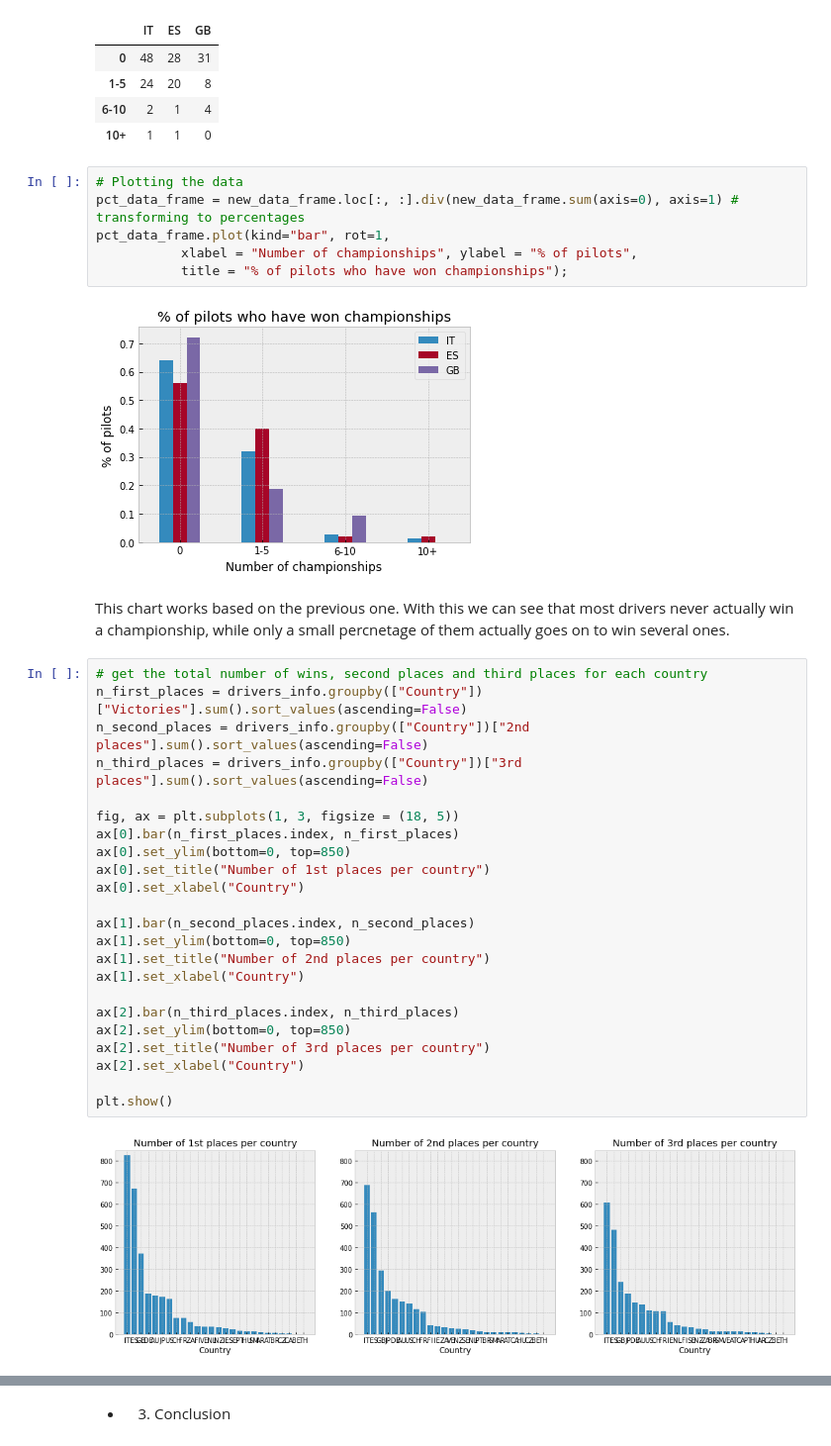
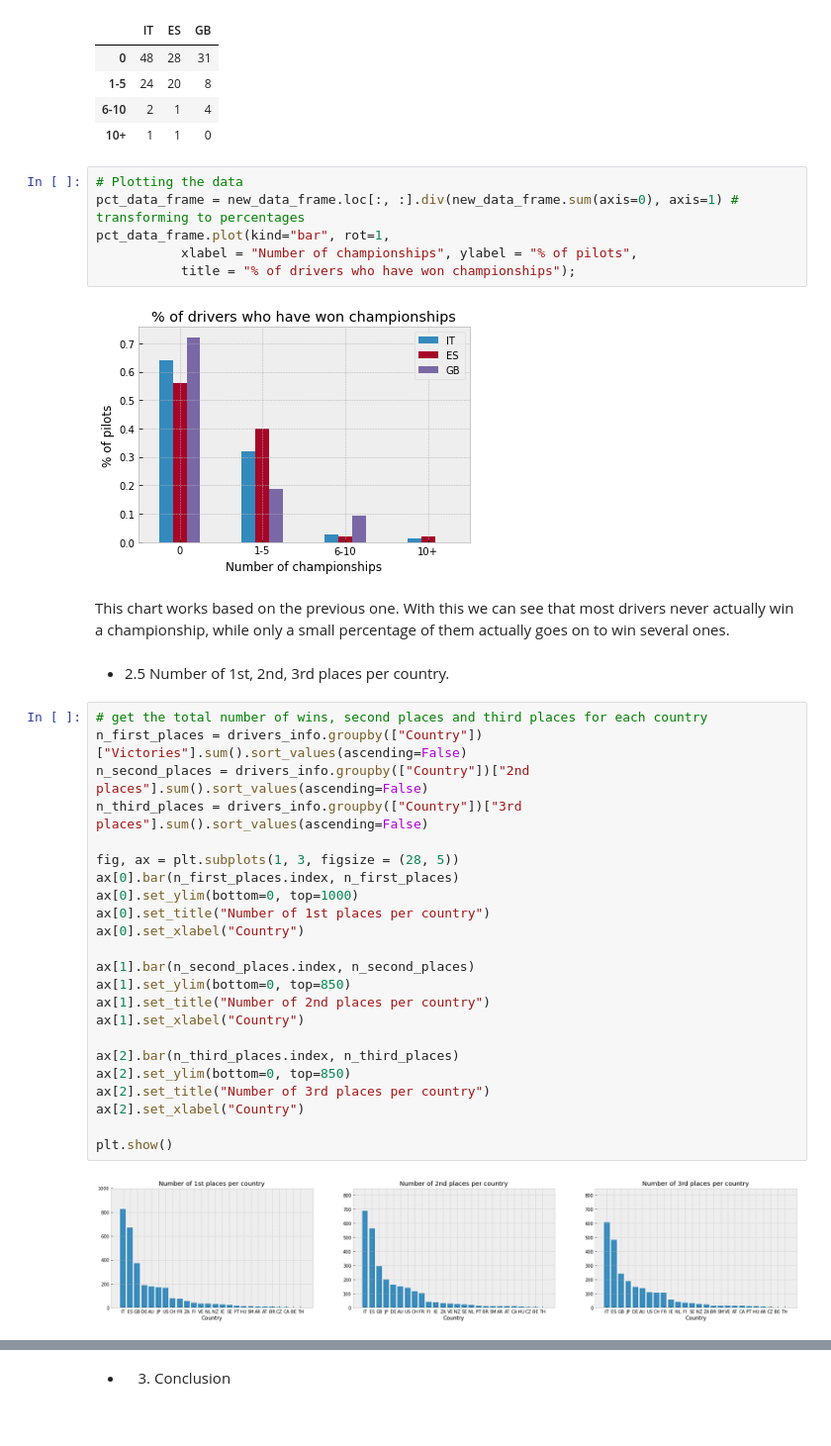
Before and after one commit to radojicic23/motogp-eda, a Jupyter notebook: main.ipynb, the cells around one changed output, grey strips where cells are left out. Shown at 99% size. Cells and saved outputs as stored; diff of their text form.

Commit message:
Added plots and fixing some typos.

```diff
--- a/main.ipynb
+++ b/main.ipynb
@@ -519,34 +519,36 @@ new_data_frame
 pct_data_frame = new_data_frame.loc[:, :].div(new_data_frame.sum(axis=0), axis=1) # transforming to percentages
 pct_data_frame.plot(kind="bar", rot=1,
            xlabel = "Number of championships", ylabel = "% of pilots",
-           title = "% of pilots who have won championships");
+           title = "% of drivers who have won championships");
 # %% [output]
-[figure, old version]
+[figure, new version]
 # %% [markdown]
-This chart works based on the previous one. With this we can see that most drivers never actually win a championship, while only a small percnetage of them actually goes on to win several ones.
+This chart works based on the previous one. With this we can see that most drivers never actually win a championship, while only a small percentage of them actually goes on to win several ones.
+# %% [markdown]
+- 2.5 Number of 1st, 2nd, 3rd places per country.
 # %%
 # get the total number of wins, second places and third places for each country
 n_first_places = drivers_info.groupby(["Country"])["Victories"].sum().sort_values(ascending=False)
 n_second_places = drivers_info.groupby(["Country"])["2nd places"].sum().sort_values(ascending=False)
 n_third_places = drivers_info.groupby(["Country"])["3rd places"].sum().sort_values(ascending=False)
 
-fig, ax = plt.subplots(1, 3, figsize = (18, 5))
+fig, ax = plt.subplots(1, 3, figsize = (28, 5))
 ax[0].bar(n_first_places.index, n_first_places)
-ax[0].set_ylim(bottom=0, top=850)
+ax[0].set_ylim(bottom=0, top=1000)
 ax[0].set_title("Number of 1st places per country")
 ax[0].set_xlabel("Country")
 
 ax[1].bar(n_second_places.index, n_second_places)
 ax[1].set_ylim(bottom=0, top=850)
 ax[1].set_title("Number of 2nd places per country")
 ax[1].set_xlabel("Country")
 
 ax[2].bar(n_third_places.index, n_third_places)
 ax[2].set_ylim(bottom=0, top=850)
 ax[2].set_title("Number of 3rd places per country")
 ax[2].set_xlabel("Country")
 
 plt.show()
 # %% [output]
-[figure, old version]
+[figure, new version]
 # %% [markdown]
```
Also changed, not shown: parts of 9 cells of this notebook, 11 other files.
